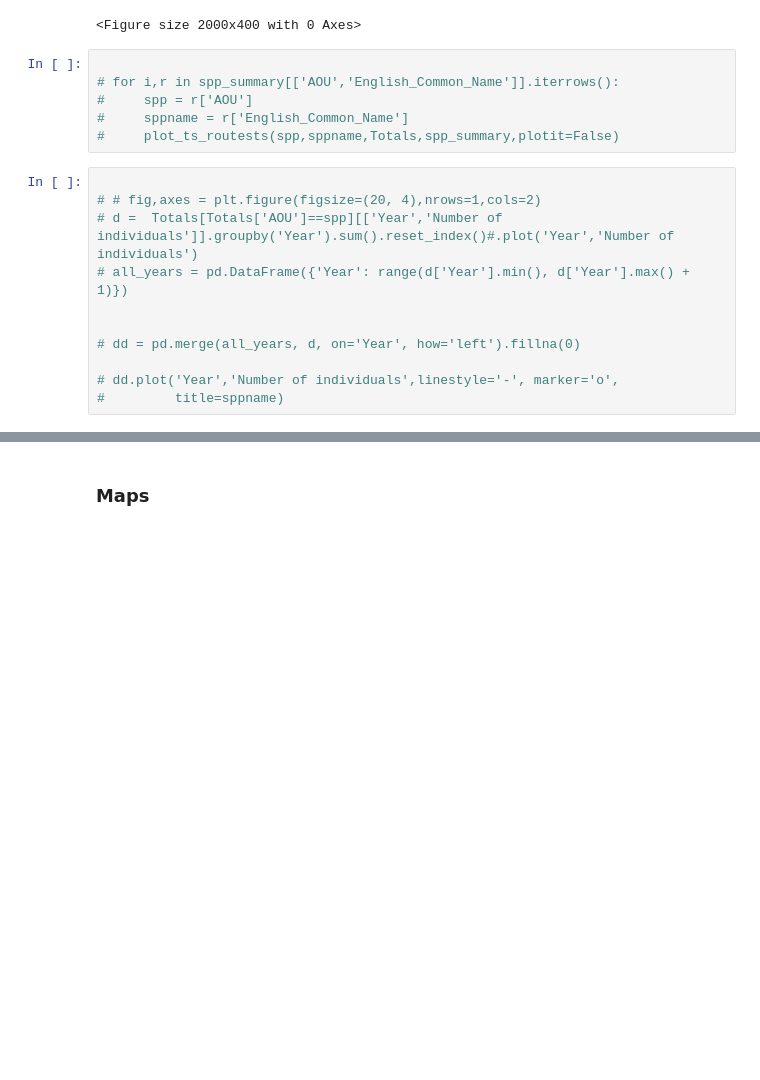
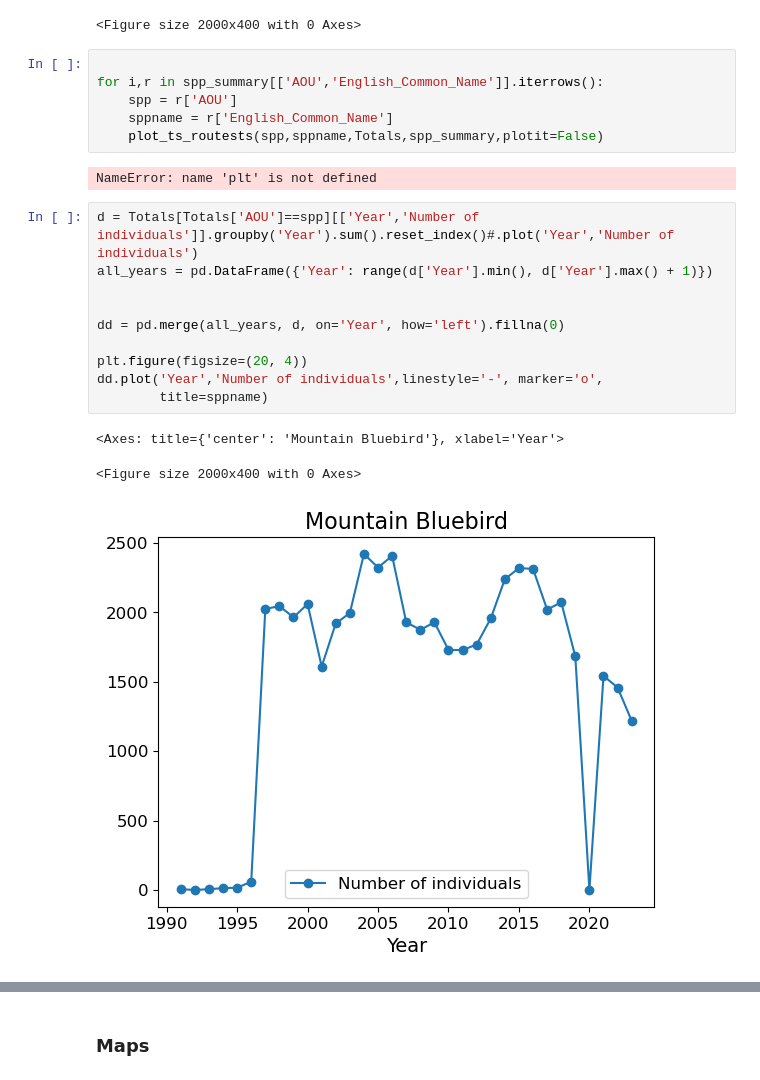
Before and after one commit to horaciosamaniego/bbs, a Jupyter notebook: ts_processing.ipynb, the cells around one changed output, grey strips where cells are left out. Drawn from its saved outputs; the diff is of its cells as text; blank space fills up the shorter version.

```diff
--- a/ts_processing.ipynb
+++ b/ts_processing.ipynb
@@ -350,18 +347,23 @@ Text(0, 0.5, 'Individuals')
 <Figure size 2000x400 with 0 Axes>
 # %%
 
-# for i,r in spp_summary[['AOU','English_Common_Name']].iterrows():
-#     spp = r['AOU']
-#     sppname = r['English_Common_Name']
-#     plot_ts_routests(spp,sppname,Totals,spp_summary,plotit=False)
+for i,r in spp_summary[['AOU','English_Common_Name']].iterrows():
+    spp = r['AOU']
+    sppname = r['English_Common_Name']
+    plot_ts_routests(spp,sppname,Totals,spp_summary,plotit=False)
+# %% [output]
+NameError: name 'plt' is not defined
 # %%
-
-# # fig,axes = plt.figure(figsize=(20, 4),nrows=1,cols=2)
-# d =  Totals[Totals['AOU']==spp][['Year','Number of individuals']].groupby('Year').sum().reset_index()#.plot('Year','Number of individuals')
-# all_years = pd.DataFrame({'Year': range(d['Year'].min(), d['Year'].max() + 1)})
+d = Totals[Totals['AOU']==spp][['Year','Number of individuals']].groupby('Year').sum().reset_index()#.plot('Year','Number of individuals')
+all_years = pd.DataFrame({'Year': range(d['Year'].min(), d['Year'].max() + 1)})
 
 
-# dd = pd.merge(all_years, d, on='Year', how='left').fillna(0)
+dd = pd.merge(all_years, d, on='Year', how='left').fillna(0)
 
-# dd.plot('Year','Number of individuals',linestyle='-', marker='o',
-#         title=sppname)
+plt.figure(figsize=(20, 4))
+dd.plot('Year','Number of individuals',linestyle='-', marker='o',
+        title=sppname)
+# %% [output]
+<Axes: title={'center': 'Mountain Bluebird'}, xlabel='Year'>
+<Figure size 2000x400 with 0 Axes>
+[figure, added]
```
Also changed, not shown: parts of 17 cells of this notebook.
